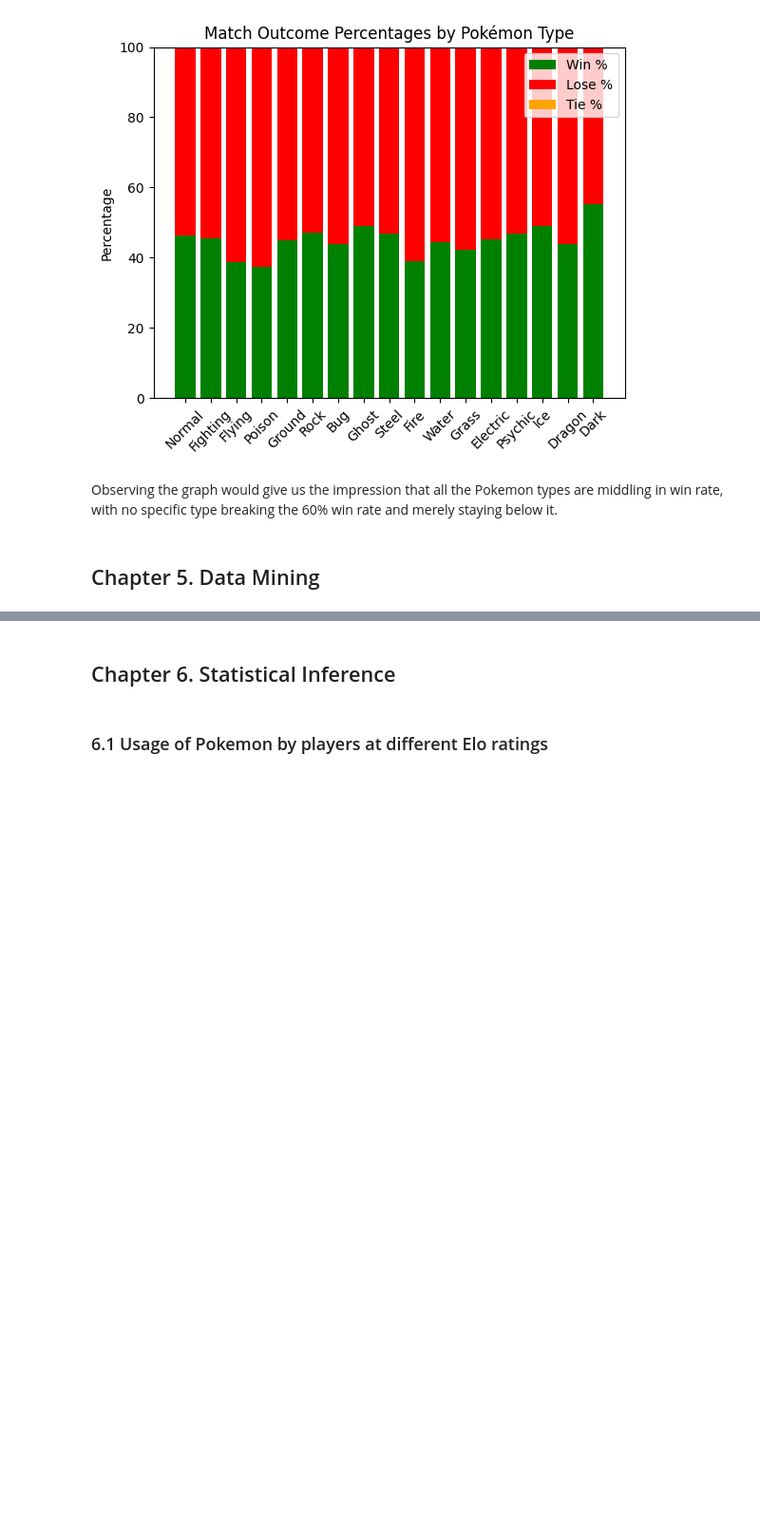
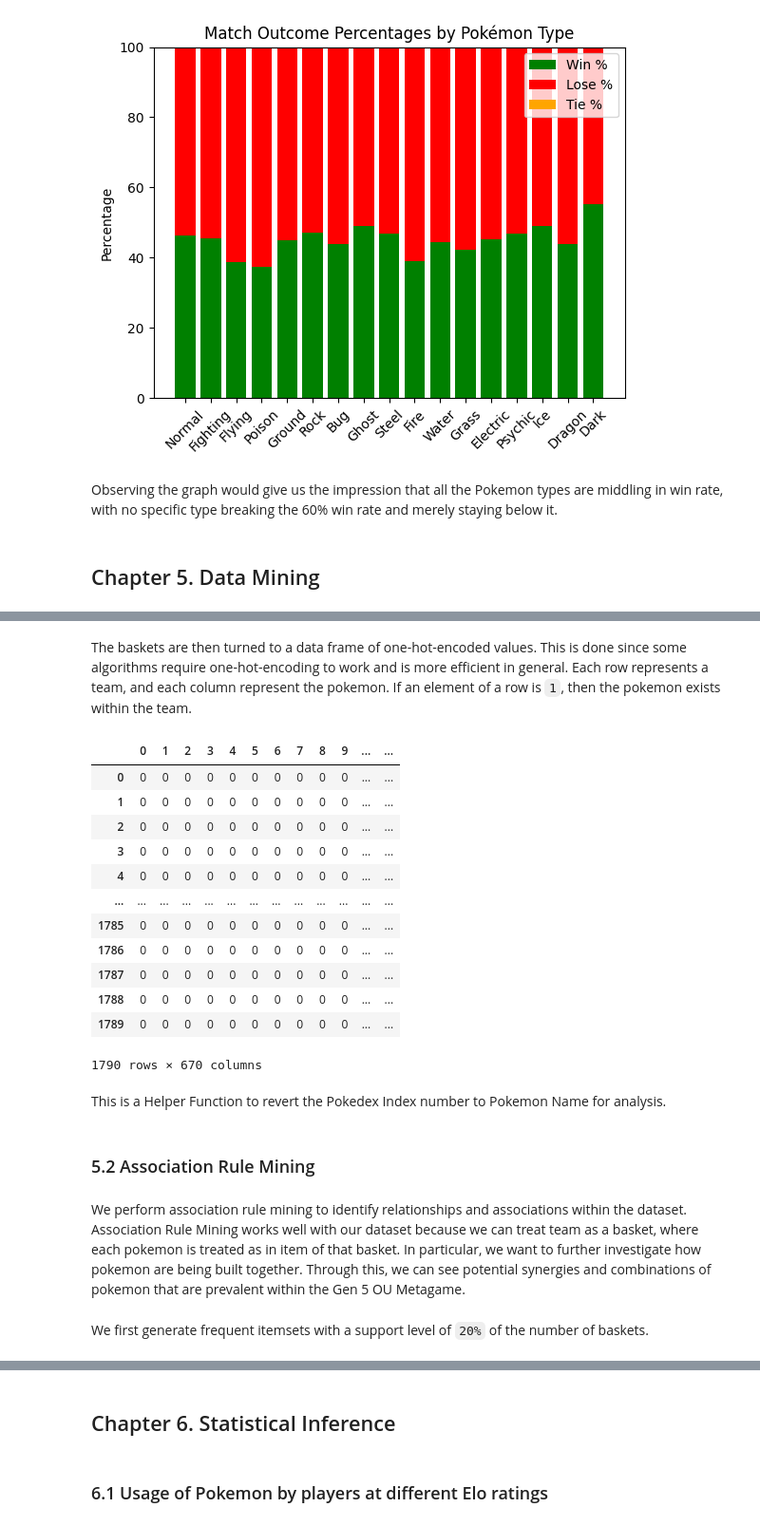
Before and after one commit to jrgo7/csmodel-mco, a Jupyter notebook: phase-2.ipynb, the cells around one changed output, grey strips where cells are left out. Shown at 95% size. Cells and saved outputs as stored; diff of their text form; code cells hidden in the pictures; blank space fills up the shorter version.

Commit message:
feat: added data mining on association rule mining and dbscan

```diff
--- a/phase-2.ipynb
+++ b/phase-2.ipynb
@@ -959,0 +974,4 @@ Observing the graph would give us the impression that all the Pokemon types are
+# %%
+pokemon_df = pd.read_csv('showdown.csv').loc[:, ['Pokemon 1','Pokemon 2','Pokemon 3','Pokemon 4','Pokemon 5','Pokemon 6']]
+pokedex_df = pd.read_csv('dataset/bulbagarden/pokemon_gen5_stats.csv')
+pokedex_df
@@ -959,0 +995,9 @@ Observing the graph would give us the impression that all the Pokemon types are
+# %%
+baskets = []
+for index, row in pokemon_df.iterrows():
+    pkmn = row
+    pkmn = [int(pokedex_df[pokedex_df['Name']==x].index[0]) for x in pkmn]
+    baskets.append(pkmn)
+
+for i, basket in enumerate(baskets):
+    print('Basket', i, basket)
@@ -959,0 +1022,25 @@ Observing the graph would give us the impression that all the Pokemon types are
+# %% [markdown]
+The baskets are then turned to a data frame of one-hot-encoded values. This is done since some algorithms require one-hot-encoding to work and is more efficient in general. Each row represents a team, and each column represent the pokemon. If an element of a row is `1`, then the pokemon exists within the team.
+# %%
+bool_df = pd.DataFrame([[0 for _ in range(670)] for _ in range(1790)], columns=[i for i in range(670)])
+
+for i, basket in enumerate(baskets):
+    bool_df.iloc[i, basket] = 1
+
+bool_df
+# %% [output]
+|  | 0 | 1 | 2 | 3 | 4 | 5 | 6 | 7 | 8 | 9 | ... | ... |
+| 0 | 0 | 0 | 0 | 0 | 0 | 0 | 0 | 0 | 0 | 0 | ... | ... |
+| 1 | 0 | 0 | 0 | 0 | 0 | 0 | 0 | 0 | 0 | 0 | ... | ... |
+| 2 | 0 | 0 | 0 | 0 | 0 | 0 | 0 | 0 | 0 | 0 | ... | ... |
+| 3 | 0 | 0 | 0 | 0 | 0 | 0 | 0 | 0 | 0 | 0 | ... | ... |
+| 4 | 0 | 0 | 0 | 0 | 0 | 0 | 0 | 0 | 0 | 0 | ... | ... |
+| ... | ... | ... | ... | ... | ... | ... | ... | ... | ... | ... | ... | ... |
+| 1785 | 0 | 0 | 0 | 0 | 0 | 0 | 0 | 0 | 0 | 0 | ... | ... |
+| 1786 | 0 | 0 | 0 | 0 | 0 | 0 | 0 | 0 | 0 | 0 | ... | ... |
+| 1787 | 0 | 0 | 0 | 0 | 0 | 0 | 0 | 0 | 0 | 0 | ... | ... |
+| 1788 | 0 | 0 | 0 | 0 | 0 | 0 | 0 | 0 | 0 | 0 | ... | ... |
+| 1789 | 0 | 0 | 0 | 0 | 0 | 0 | 0 | 0 | 0 | 0 | ... | ... |
+1790 rows × 670 columns
+# %% [markdown]
+This is a Helper Function to revert the Pokedex Index number to Pokemon Name for analysis.
@@ -959,0 +1050,6 @@ Observing the graph would give us the impression that all the Pokemon types are
+# %% [markdown]
+### 5.2 Association Rule Mining
+# %% [markdown]
+We perform association rule mining to identify relationships and associations within the dataset. Association Rule Mining works well with our dataset because we can treat team as a basket, where each pokemon is treated as in item of that basket. In particular, we want to further investigate how pokemon are being built together. Through this, we can see potential synergies and combinations of pokemon that are prevalent within the Gen 5 OU Metagame.
+# %% [markdown]
+We first generate frequent itemsets with a support level of `20%` of the number of baskets.
```
Also changed, not shown: parts of 36 cells of this notebook.
